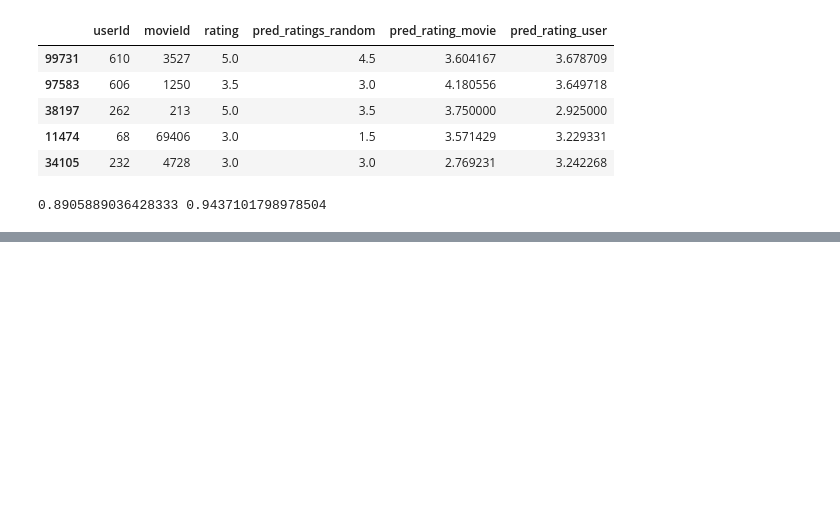
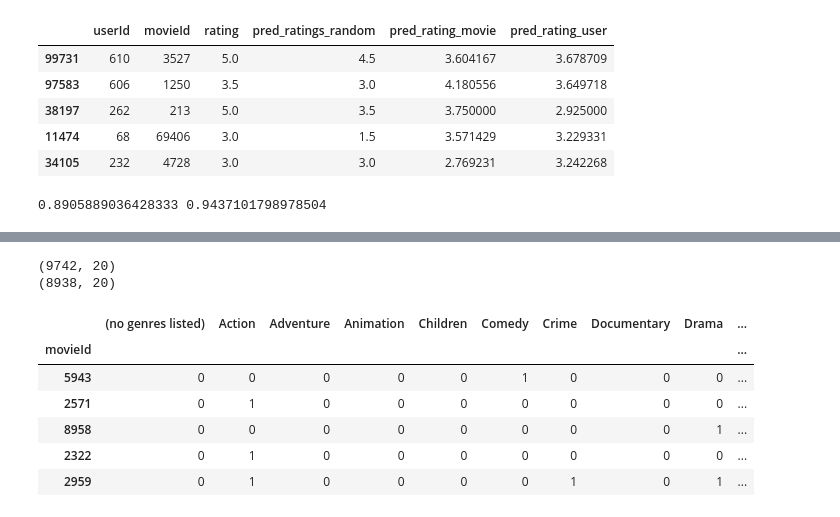
Before and after one commit to Vaycold/Vaycold, a Jupyter notebook: Recommend_Algorithm/간단한 추천시스템 만들기.ipynb, the cells around one changed output, grey strips where cells are left out. Cells and saved outputs as stored; diff of their text form; code cells hidden in the pictures; blank space fills up the shorter version.

```diff
--- a/Recommend_Algorithm/간단한 추천시스템 만들기.ipynb
+++ b/Recommend_Algorithm/간단한 추천시스템 만들기.ipynb
@@ -533,0 +562,16 @@ print(mse, rmse)
+# %%
+genres_df = movies_df['genres'].str.get_dummies(sep='|')
+print(genres_df.shape)
+genres_df = genres_df.loc[train_df.movieId.unique()]
+print(genres_df.shape)
+genres_df.head()
+# %% [output]
+(9742, 20)
+(8938, 20)
+|  | (no genres listed) | Action | Adventure | Animation | Children | Comedy | Crime | Documentary | Drama | ... |
+| movieId |  |  |  |  |  |  |  |  |  | ... |
+| 5943 | 0 | 0 | 0 | 0 | 0 | 1 | 0 | 0 | 0 | ... |
+| 2571 | 0 | 1 | 0 | 0 | 0 | 0 | 0 | 0 | 0 | ... |
+| 8958 | 0 | 0 | 0 | 0 | 0 | 0 | 0 | 0 | 1 | ... |
+| 2322 | 0 | 1 | 0 | 0 | 0 | 0 | 0 | 0 | 0 | ... |
+| 2959 | 0 | 1 | 0 | 0 | 0 | 0 | 1 | 0 | 1 | ... |
```
Also changed, not shown: parts of 9 cells of this notebook.
